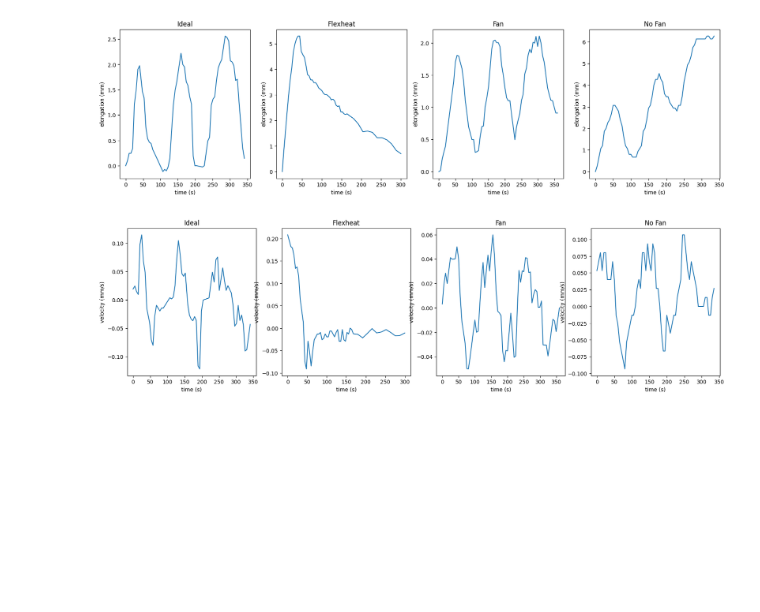
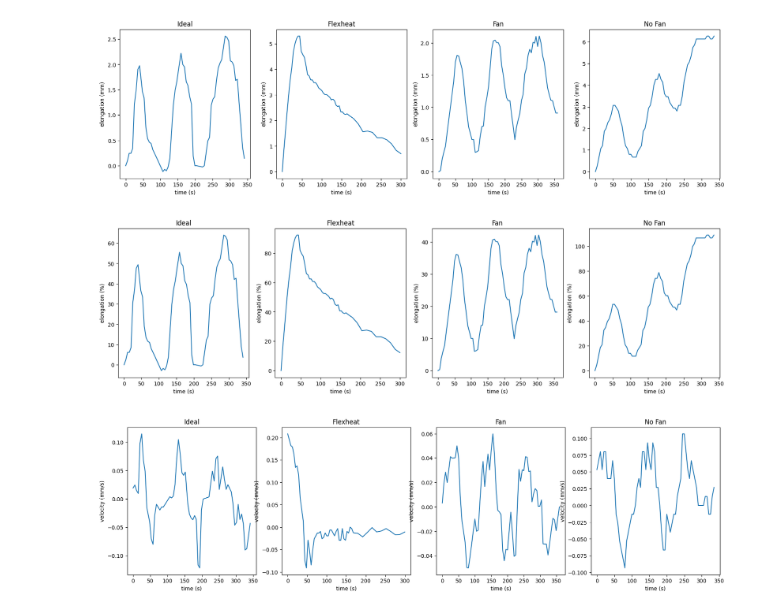
Before and after one commit to te5msride/peltier-comparisons, a Jupyter notebook: peltiercomparisons.ipynb, the cells around one changed output. Drawn from its saved outputs; the diff is of its cells as text; code cells hidden in the pictures; blank space fills up the shorter version.

```diff
--- a/peltiercomparisons.ipynb
+++ b/peltiercomparisons.ipynb
@@ -46,10 +46,13 @@ fan['elongation (mm)'] = fan['enlongation']
 nofan['elongation (mm)'] = nofan['total height'] - nofan['sample height']
 # %%
 #rename the three dataframes columns so Time is time (s), elongation is elongation (mm), and temperature is temperature (C)
-flexheat = flexheat.rename(columns={'time':'time (s)'})
-fan = fan.rename(columns={'Time':'time (s)','temp':'temperature (C)'})
-nofan = nofan.rename(columns={'Time':'time (s)','temp':'temperature (C)'})
+print('Renaming columns...')
+flexheat = flexheat.rename(columns={'time':'time (s)','Elongation %':'elongation (%)'})
+fan = fan.rename(columns={'Time':'time (s)','temp':'temperature (C)','Enlongation %':'elongation (%)'})
+nofan = nofan.rename(columns={'Time':'time (s)','temp':'temperature (C)','enlongation %':'elongation (%)'})
 #reorder the three dataframes so they are time, elongation, and temperature
-flexheat = flexheat[['time (s)','elongation (mm)']]
-fan = fan[['time (s)','elongation (mm)','temperature (C)']]
-nofan = nofan[['time (s)','elongation (mm)','temperature (C)']]
+print('Reordering columns...')
+ideal['elongation (%)'] = (ideal['expansion']-1)*100
+flexheat = flexheat[['time (s)','elongation (mm)','elongation (%)']]
+fan = fan[['time (s)','elongation (mm)','temperature (C)','elongation (%)']]
+nofan = nofan[['time (s)','elongation (mm)','temperature (C)', 'elongation (%)']]
@@ -70,5 +79,24 @@ plt.show()
 # %% [output]
 [figure]
+# %%
+#plot the same graphs but as elongation %
+fig, ax = plt.subplots(1,4,figsize=(20,5))
+sns.lineplot(x='time (s)',y='elongation (%)',data=ideal,ax=ax[0])
+sns.lineplot(x='time (s)',y='elongation (%)',data=flexheat,ax=ax[1])
+sns.lineplot(x='time (s)',y='elongation (%)',data=fan,ax=ax[2])
+sns.lineplot(x='time (s)',y='elongation (%)',data=nofan,ax=ax[3])
+ax[0].set_title('Ideal')
+ax[1].set_title('Flexheat')
+ax[2].set_title('Fan')
+ax[3].set_title('No Fan')
+ax[0].set_ylabel('elongation (%)')
+ax[0].set_xlabel('time (s)')
+plt.show()
+
+#save individual plots as svg
+fig.savefig('peltiercomparisonspercent.svg')
+# %% [output]
+[figure, added]
 # %%
 #take the derivative of the four graphs to get velocity in mm/s
 ideal['velocity (mm/s)'] = np.gradient(ideal['elongation (mm)'],ideal['time (s)'])
```
Also changed, not shown: parts of 5 cells of this notebook.
